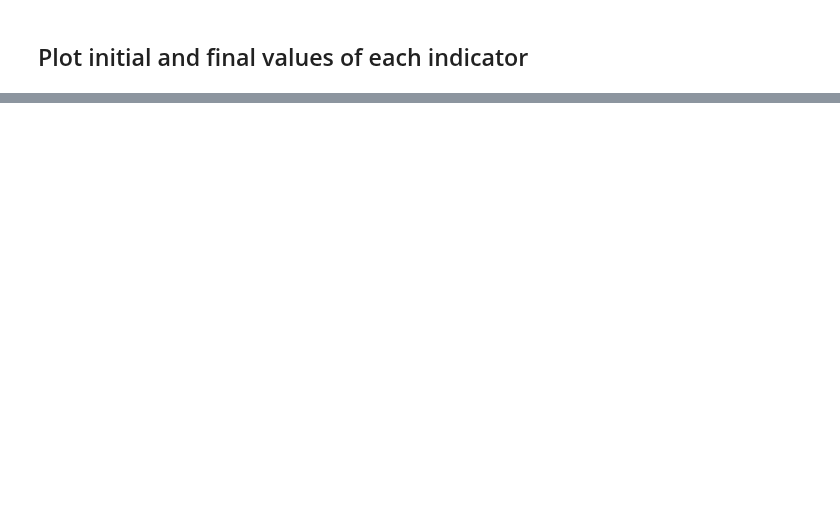
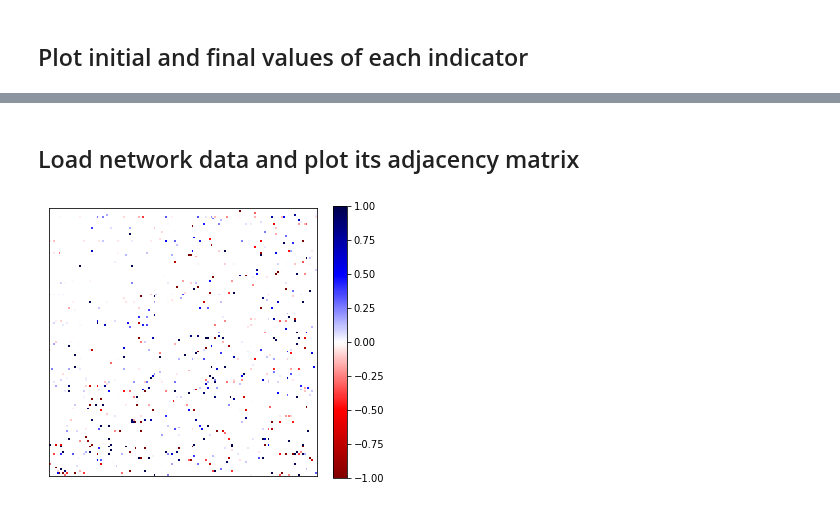
Before and after one commit to oguerrer/PPI4SD, a Jupyter notebook: Examples/Example_1.ipynb, the cells around one changed output, grey strips where cells are left out. Drawn from its saved outputs; the diff is of its cells as text; code cells hidden in the pictures; blank space fills up the shorter version.

```diff
--- a/Examples/Example_1.ipynb
+++ b/Examples/Example_1.ipynb
@@ -63,0 +83,14 @@ plt.show()
+# %% [markdown]
+## Load network data and plot its adjacency matrix
+# %%
+A = np.loadtxt('network.csv') # load network in a 2D numpy array
+A[A==0] = np.nan # remove zeros for visual clarity
+
+plt.figure(figsize=(6,5))
+plt.imshow(A, origin=0, cmap='seismic_r', vmin=-1, vmax=1)
+plt.xticks([])
+plt.yticks([])
+plt.colorbar()
+plt.show()
+# %% [output]
+[figure, added]
```
Also changed, not shown: parts of 8 cells of this notebook.
